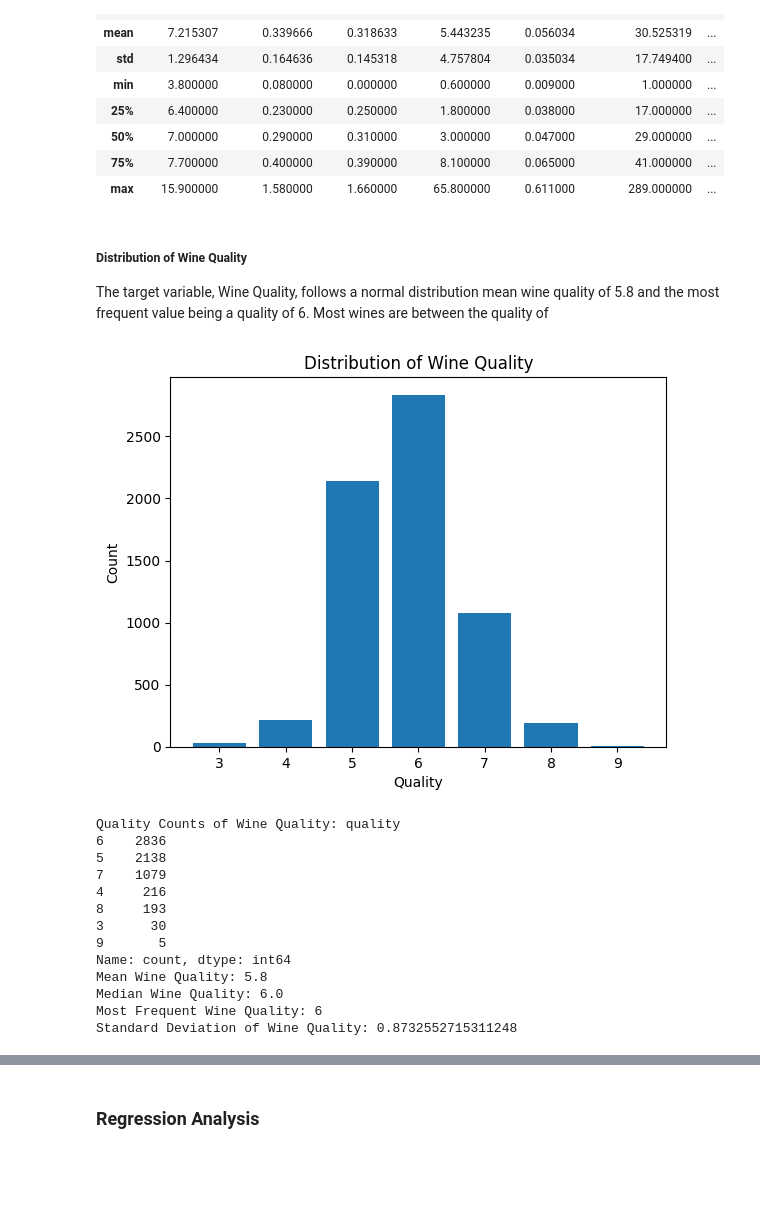
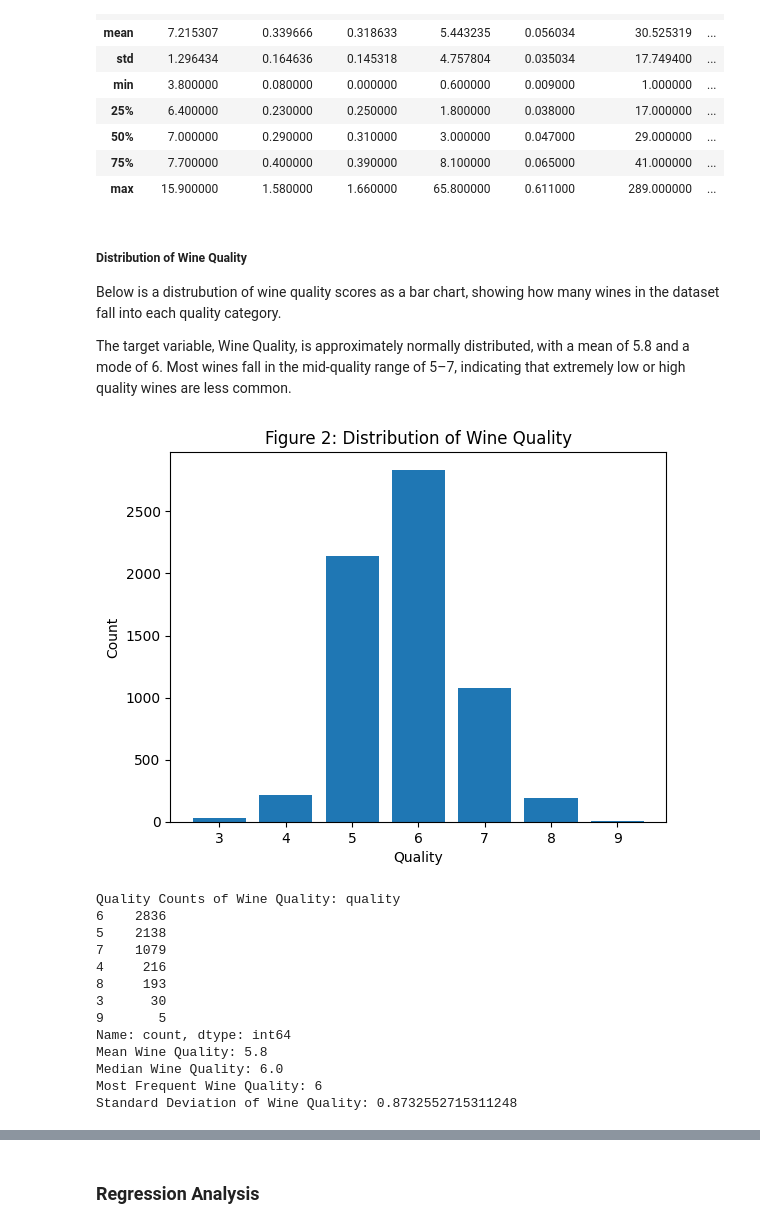
Before and after one commit to UBC-DSCI-310-2025W2/dsci-310-group-03, a Jupyter notebook: notebooks/wine_quality_prediction.ipynb, the cells around one changed output, grey strips where cells are left out. Cells and saved outputs as stored; diff of their text form; code cells hidden in the pictures; blank space fills up the shorter version.

```diff
--- a/notebooks/wine_quality_prediction.ipynb
+++ b/notebooks/wine_quality_prediction.ipynb
@@ -137,27 +149,27 @@ wine_df.describe()
 # %% [markdown]
 ##### Distribution of Wine Quality
 
-The target variable, Wine Quality, follows a normal distribution mean wine quality of 5.8 and the most frequent value being a quality of 6. Most wines are between the quality of
+Below is a distrubution of wine quality scores as a bar chart, showing how many wines in the dataset fall into each quality category.
+
+The target variable, Wine Quality, is approximately normally distributed, with a mean of 5.8 and a mode of 6. Most wines fall in the mid-quality range of 5–7, indicating that extremely low or high quality wines are less common.
 # %%
 import matplotlib.pyplot as plt
-
-#Distribution of Wine Quality
 
 quality_counts = wine_df['quality'].value_counts()
 
 plt.bar(quality_counts.index, quality_counts.values)
-plt.title('Distribution of Wine Quality')
+plt.title('Figure 2: Distribution of Wine Quality')
 plt.xlabel('Quality')
 plt.ylabel('Count')
 plt.show()
 
 print(f"Quality Counts of Wine Quality: {quality_counts}")
 print(f"Mean Wine Quality: {wine_df['quality'].mean():.2g}")
 print(f"Median Wine Quality: {wine_df["quality"].median()}")
 print(f"Most Frequent Wine Quality: {wine_df['quality'].mode()[0]}")
 print(f"Standard Deviation of Wine Quality: {wine_df['quality'].std()}")
 # %% [output]
-[figure, old version]
+[figure, new version]
 Quality Counts of Wine Quality: quality
 6    2836
 5    2138
```
Also changed, not shown: parts of 20 cells of this notebook.
